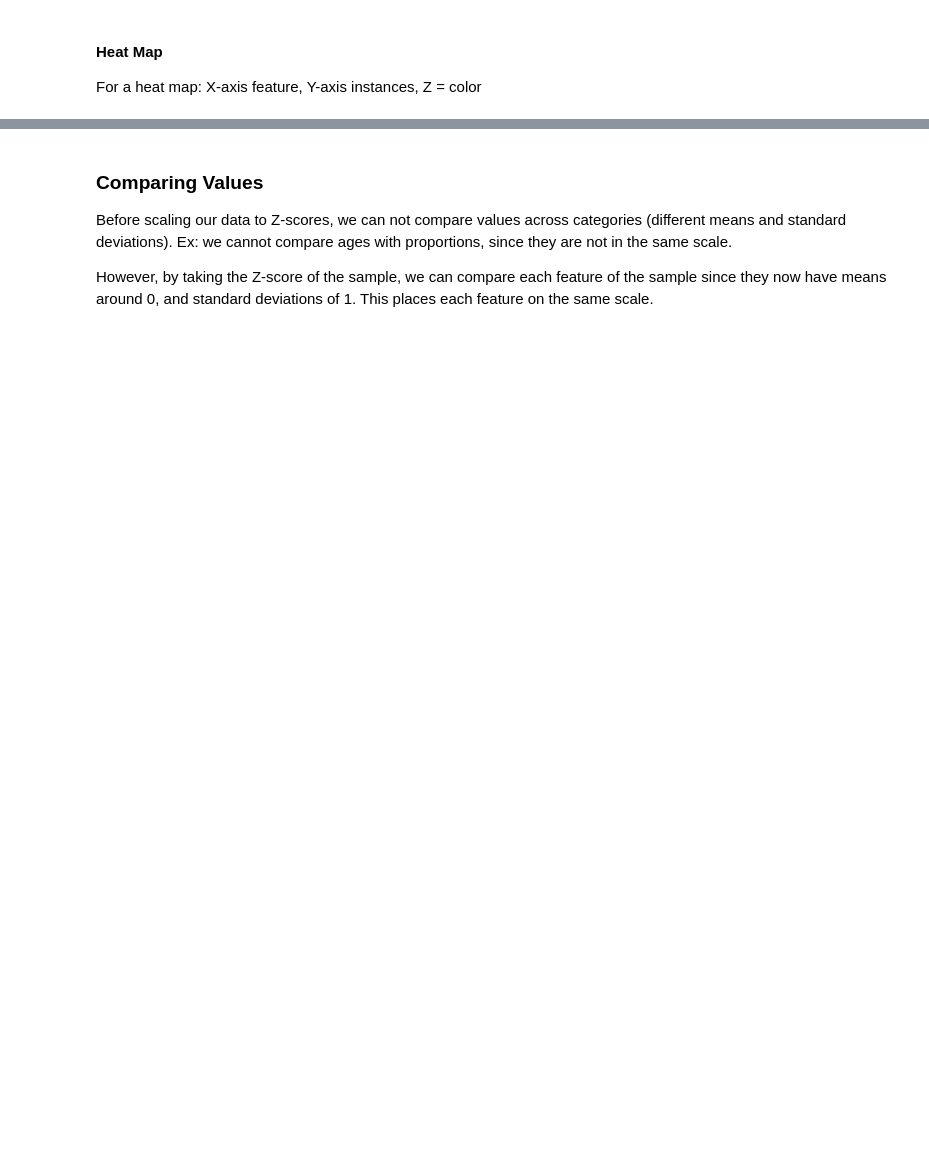
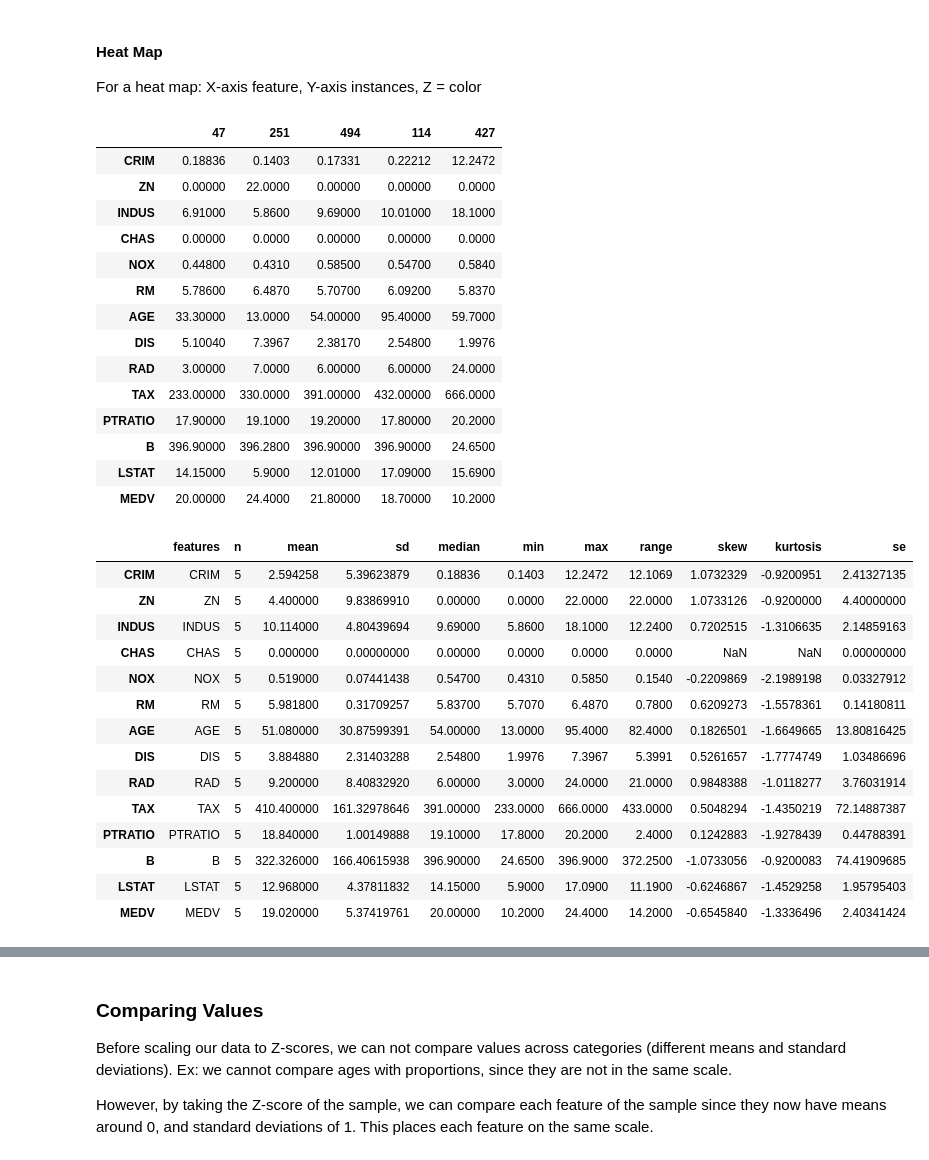
Before and after one commit to karenjiang94/Boston-Housing-Data, a Jupyter notebook: ipynb/02-sample_anaylsis.ipynb, the cells around one changed output, grey strips where cells are left out. Saved outputs shown, nothing was run; the diff lists cells and outputs as text; code cells hidden in the pictures; blank space fills up the shorter version.

```diff
--- a/ipynb/02-sample_anaylsis.ipynb
+++ b/ipynb/02-sample_anaylsis.ipynb
@@ -75,0 +150,34 @@ ggplot(samp) +
+# %%
+t(samp)
+samp_stats
+# %% [output]
+|  | 47 | 251 | 494 | 114 | 427 |
+| CRIM | 0.18836 | 0.1403 | 0.17331 | 0.22212 | 12.2472 |
+| ZN | 0.00000 | 22.0000 | 0.00000 | 0.00000 | 0.0000 |
+| INDUS | 6.91000 | 5.8600 | 9.69000 | 10.01000 | 18.1000 |
+| CHAS | 0.00000 | 0.0000 | 0.00000 | 0.00000 | 0.0000 |
+| NOX | 0.44800 | 0.4310 | 0.58500 | 0.54700 | 0.5840 |
+| RM | 5.78600 | 6.4870 | 5.70700 | 6.09200 | 5.8370 |
+| AGE | 33.30000 | 13.0000 | 54.00000 | 95.40000 | 59.7000 |
+| DIS | 5.10040 | 7.3967 | 2.38170 | 2.54800 | 1.9976 |
+| RAD | 3.00000 | 7.0000 | 6.00000 | 6.00000 | 24.0000 |
+| TAX | 233.00000 | 330.0000 | 391.00000 | 432.00000 | 666.0000 |
+| PTRATIO | 17.90000 | 19.1000 | 19.20000 | 17.80000 | 20.2000 |
+| B | 396.90000 | 396.2800 | 396.90000 | 396.90000 | 24.6500 |
+| LSTAT | 14.15000 | 5.9000 | 12.01000 | 17.09000 | 15.6900 |
+| MEDV | 20.00000 | 24.4000 | 21.80000 | 18.70000 | 10.2000 |
+|  | features | n | mean | sd | median | min | max | range | skew | kurtosis | se |
+| CRIM | CRIM | 5 | 2.594258 | 5.39623879 | 0.18836 | 0.1403 | 12.2472 | 12.1069 | 1.0732329 | -0.9200951 | 2.41327135 |
+| ZN | ZN | 5 | 4.400000 | 9.83869910 | 0.00000 | 0.0000 | 22.0000 | 22.0000 | 1.0733126 | -0.9200000 | 4.40000000 |
+| INDUS | INDUS | 5 | 10.114000 | 4.80439694 | 9.69000 | 5.8600 | 18.1000 | 12.2400 | 0.7202515 | -1.3106635 | 2.14859163 |
+| CHAS | CHAS | 5 | 0.000000 | 0.00000000 | 0.00000 | 0.0000 | 0.0000 | 0.0000 | NaN | NaN | 0.00000000 |
+| NOX | NOX | 5 | 0.519000 | 0.07441438 | 0.54700 | 0.4310 | 0.5850 | 0.1540 | -0.2209869 | -2.1989198 | 0.03327912 |
+| RM | RM | 5 | 5.981800 | 0.31709257 | 5.83700 | 5.7070 | 6.4870 | 0.7800 | 0.6209273 | -1.5578361 | 0.14180811 |
+| AGE | AGE | 5 | 51.080000 | 30.87599391 | 54.00000 | 13.0000 | 95.4000 | 82.4000 | 0.1826501 | -1.6649665 | 13.80816425 |
+| DIS | DIS | 5 | 3.884880 | 2.31403288 | 2.54800 | 1.9976 | 7.3967 | 5.3991 | 0.5261657 | -1.7774749 | 1.03486696 |
+| RAD | RAD | 5 | 9.200000 | 8.40832920 | 6.00000 | 3.0000 | 24.0000 | 21.0000 | 0.9848388 | -1.0118277 | 3.76031914 |
+| TAX | TAX | 5 | 410.400000 | 161.32978646 | 391.00000 | 233.0000 | 666.0000 | 433.0000 | 0.5048294 | -1.4350219 | 72.14887387 |
+| PTRATIO | PTRATIO | 5 | 18.840000 | 1.00149888 | 19.10000 | 17.8000 | 20.2000 | 2.4000 | 0.1242883 | -1.9278439 | 0.44788391 |
+| B | B | 5 | 322.326000 | 166.40615938 | 396.90000 | 24.6500 | 396.9000 | 372.2500 | -1.0733056 | -0.9200083 | 74.41909685 |
+| LSTAT | LSTAT | 5 | 12.968000 | 4.37811832 | 14.15000 | 5.9000 | 17.0900 | 11.1900 | -0.6246867 | -1.4529258 | 1.95795403 |
+| MEDV | MEDV | 5 | 19.020000 | 5.37419761 | 20.00000 | 10.2000 | 24.4000 | 14.2000 | -0.6545840 | -1.3336496 | 2.40341424 |
```
Also changed, not shown: parts of 20 cells of this notebook, 1 other file.
